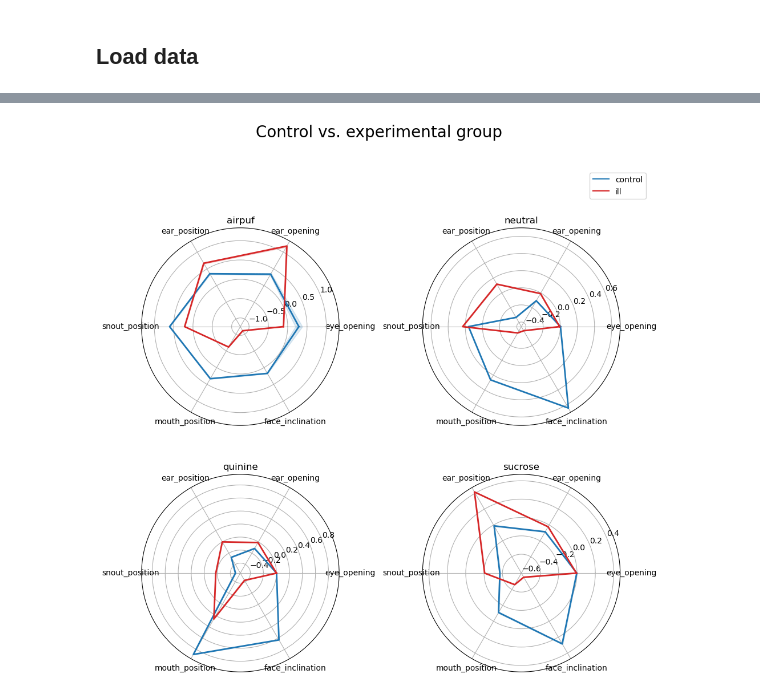
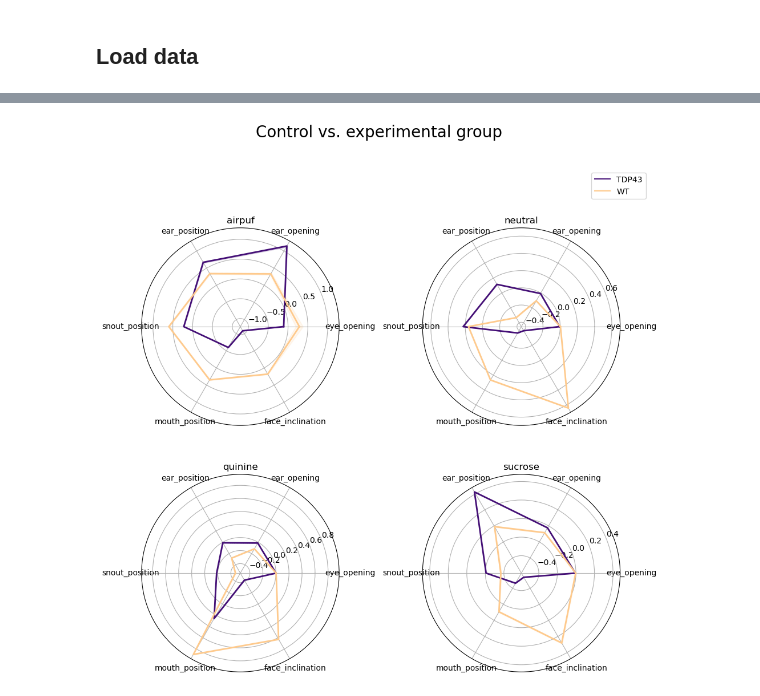
Before and after one commit to sorenorm/FaceQuant, a Jupyter notebook: faceQuant.ipynb, the cells around one changed output, grey strips where cells are left out. Drawn from its saved outputs; the diff is of its cells as text; code cells hidden in the pictures.

```diff
--- a/faceQuant.ipynb
+++ b/faceQuant.ipynb
@@ -97,8 +97,8 @@ csv_files = []
 
 for root, dirs, files in os.walk('C2shortvideosDLCanalyzed_reanalyzed_v2/'):
     for f in files:
-        if f.endswith('.csv') and f[:42] not in nope:
-        #if f.endswith('.csv'):
+        #if f.endswith('.csv') and f[:42] not in nope:
+        if f.endswith('.csv'):
             csv_files.append(os.path.join(root, f))
 # %%
 len(csv_files)
@@ -108,14 +108,14 @@ len(csv_files)
 all_results = []
 
 ill_dict = {
-    '7C':'ill',
-    '10B3':'ill',
-    '1A1':'ill',
-    '1A11':'ill',
-    '10B4':'control',
-    '1A4':'control',
-    '4B1':'control',
-    '4B4':'control',
+    '7C':'TDP43',
+    '10B3':'TDP43',
+    '1A1':'TDP43',
+    '1A11':'TDP43',
+    '10B4':'WT',
+    '1A4':'WT',
+    '4B1':'WT',
+    '4B4':'WT',
     }
 
 for csv_file in tqdm(csv_files):
@@ -130,9 +130,11 @@ for csv_file in tqdm(csv_files):
         quant_df["group"] = ill_dict[csv_file.split('\\')[1]]
 
         if '_' not in csv_file.split('\\')[2]:
-            phase = 'pre'
-        else:
-            phase = csv_file.split('\\')[2].split('_')[1]
+            phase = 'Preinduction'
+        elif  csv_file.split('\\')[2].split('_')[1] == 'W1':
+            phase = '1st week'
+        elif  csv_file.split('\\')[2].split('_')[1] == 'W2':
+            phase = '2nd week'
 
         quant_df["phase"] = phase
         quant_df["file"] = csv_file
@@ -177,8 +179,8 @@ quant_cols = [
     "face_inclination"
 ]
 
-fq_df_filter[quant_cols] = fq_df_filter[quant_cols].apply(zscore)
+fq_df[quant_cols] = fq_df[quant_cols].apply(zscore)
 import numpy as np
 
-mean_df = fq_df_filter.groupby("stimuli")[quant_cols].mean()
-sem_df  = fq_df_filter.groupby("stimuli")[quant_cols].sem()
+mean_df = fq_df.groupby("stimuli")[quant_cols].mean()
+sem_df  = fq_df.groupby("stimuli")[quant_cols].sem()
@@ -191,9 +187,9 @@ See the caveats in the documentation: https://pandas.pydata.org/pandas-docs/stab
 # %%
 c_group = []
-for i, row in fq_df_filter.iterrows():
-    if row['group'] == 'ill' and row['phase'] == 'pre':
+for i, row in fq_df.iterrows():
+    if row['group'] == 'TDP43' and row['phase'] == 'WT':
         c_group.append('control')
     else:
         c_group.append(row['group'])
 
-fq_df_filter['c_group'] = c_group
+fq_df['c_group'] = c_group
@@ -233,8 +207,8 @@ groups = sorted(fq_df["group"].unique())
 
 # Explicit colors per group
 group_colors = {
-    "ill": "tab:red",
-    "control": "tab:blue",
+    "TDP43": "#440f76",
+    "WT": "#feca8d",
 }
 
 cols = 2
@@ -276,31 +250,31 @@ for ax, stim in zip(axes, stimuli):
     ax.set_xticks(angles[:-1])
     ax.set_xticklabels(labels)
     ax.set_title(stim)
 
 # Hide unused axes
 for ax in axes[len(stimuli):]:
     ax.set_visible(False)
 
 # Global legend with correct colors
 handles = []
 labels_legend = []
 
 for group in groups:
     color = group_colors.get(group, "gray")
     h, = axes[0].plot([], [], label=group, color=color)
     handles.append(h)
     labels_legend.append(group)
 
 plt.suptitle("Control vs. experimental group", fontsize=20, y=1)
 axes[1].legend(
     handles,
     labels_legend,
     loc="upper right",
     bbox_to_anchor=(1.15, 1.3)
 )
 
 plt.tight_layout()
 plt.savefig("cont_exp.svg")
 plt.show()
 # %% [output]
-[figure, old version]
+[figure, new version]
```
Also changed, not shown: parts of 11 cells of this notebook, 11 other files.
